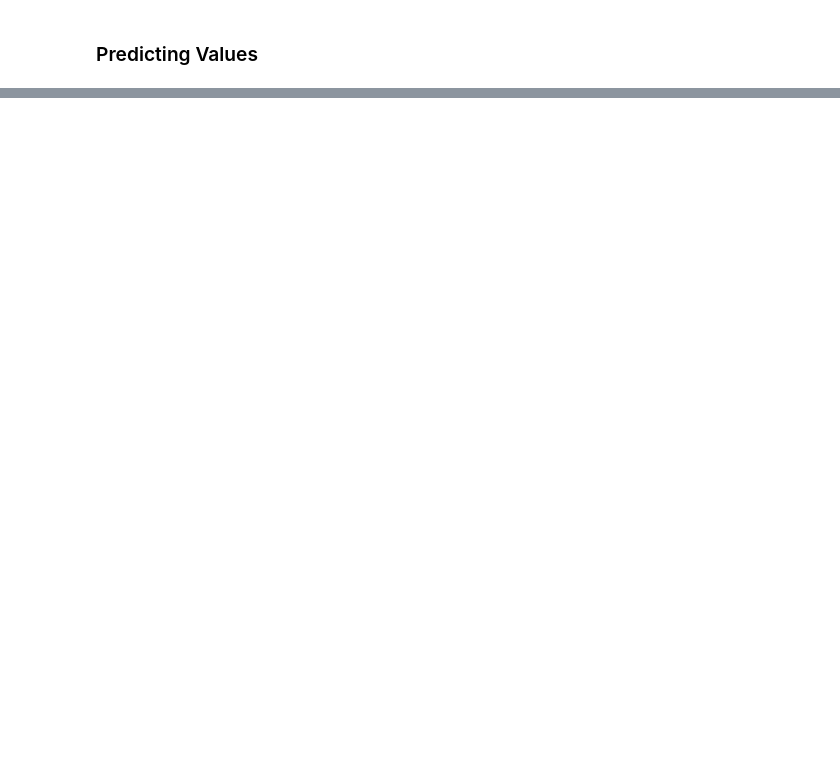
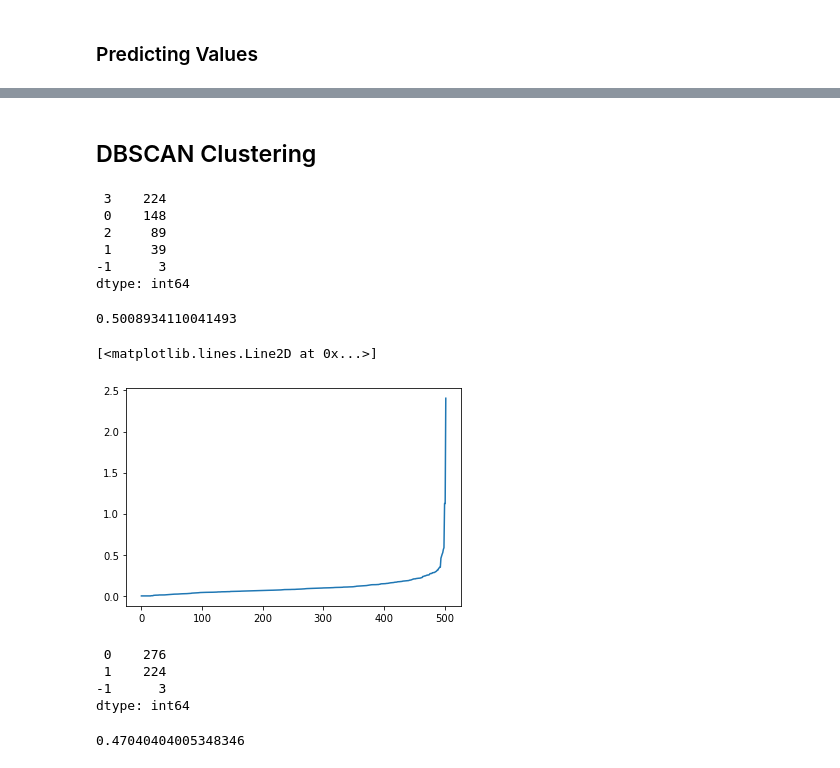
Before and after one commit to mohsin-88069/AU_ML_Air_Quality, a Jupyter notebook: Rabindra_Notebook Unsupervised.ipynb, the cells around one changed output, grey strips where cells are left out. Drawn from its saved outputs; the diff is of its cells as text; code cells hidden in the pictures; blank space fills up the shorter version.

```diff
--- a/Rabindra_Notebook Unsupervised.ipynb
+++ b/Rabindra_Notebook Unsupervised.ipynb
@@ -907,0 +921,2 @@ array([0])
+# %% [markdown]
+## DBSCAN Clustering
@@ -907,0 +928,30 @@ array([0])
+# %%
+s=pd.DataFrame(db.labels_)
+s.value_counts()
+# -1 is noise point (outliers)
+# 4 clusters are being formed
+# %% [output]
+ 3    224
+ 0    148
+ 2     89
+ 1     39
+-1      3
+dtype: int64
+# %%
+clusters=db.labels_
+silhouette_score(X_pca, clusters)
+#silhouette score of 0.5 indicates a good cluster formation with minority overlapping
+# %% [output]
+0.5008934110041493
+# %%
+from sklearn.neighbors import NearestNeighbors
+neigh=NearestNeighbors(n_neighbors=2)
+nbrs=neigh.fit(X_pca)
+distances, indices=nbrs.Kneighbors(X_pca)
+# %%
+distances=np.sort(distances, axis=0)
+distances=distances[:, 1]
+plt.plot(distances)
+# %% [output]
+[<matplotlib.lines.Line2D at 0x...>]
+[figure, added]
@@ -907,0 +965,16 @@ array([0])
+# %%
+s=pd.DataFrame(db.labels_)
+s.value_counts()
+# -1 is noise point (outliers)
+# 4 clusters are being formed
+# %% [output]
+ 0    276
+ 1    224
+-1      3
+dtype: int64
+# %%
+clusters=db.labels_
+silhouette_score(X_pca, clusters)
+#silhouette score of 0.5 indicates a good cluster formation with minority overlapping
+# %% [output]
+0.47040404005348346
```
Also changed, not shown: parts of 17 cells of this notebook.
